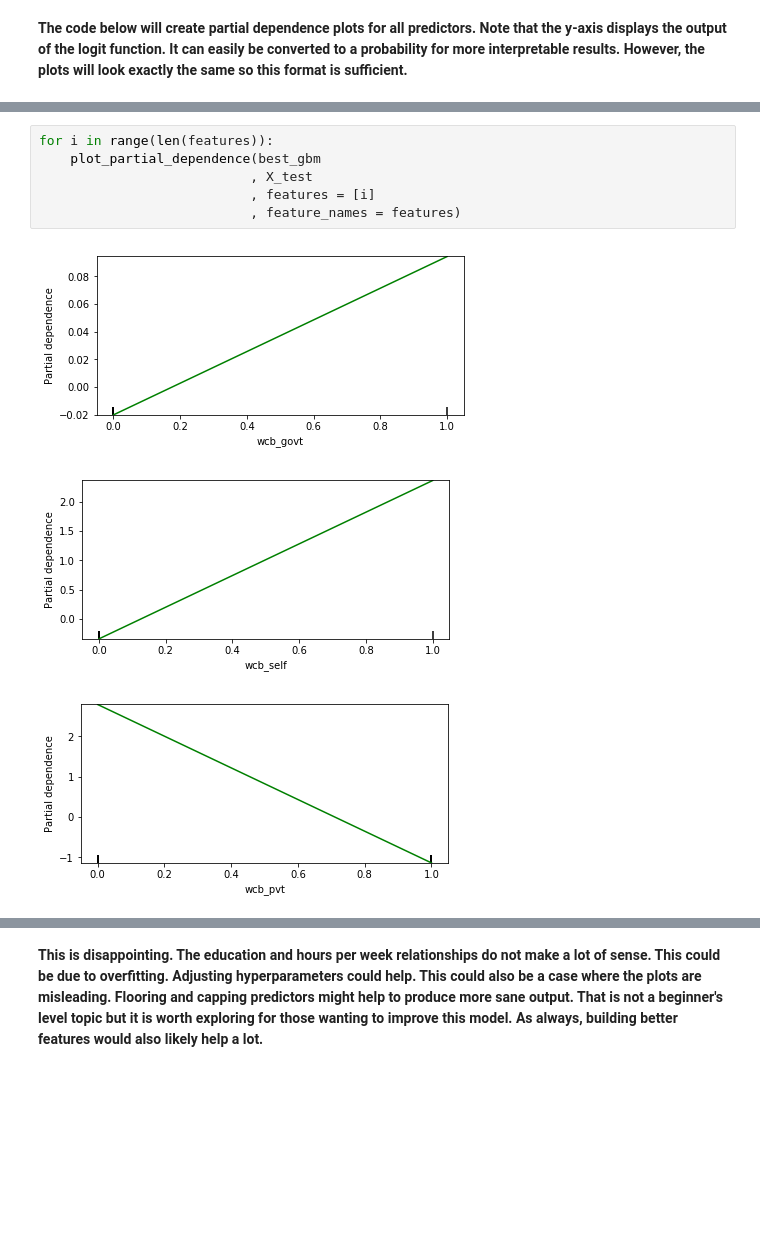
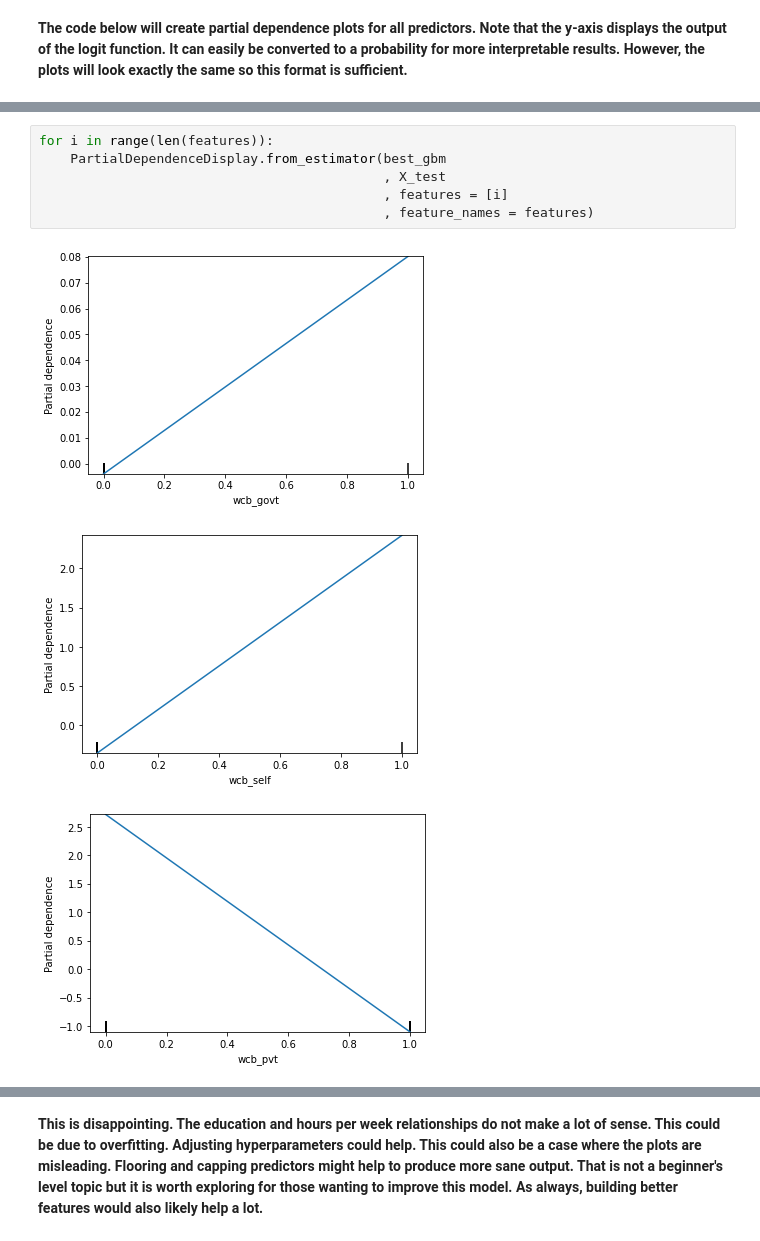
Before and after one commit to pchimenti23/gradient_boosting, a Jupyter notebook: age_model_numeric.ipynb, the cells around one changed output, grey strips where cells are left out. Drawn from its saved outputs; the diff is of its cells as text; blank space fills up the shorter version.

```diff
--- a/age_model_numeric.ipynb
+++ b/age_model_numeric.ipynb
@@ -371,10 +358,10 @@ for i in range(len(features)):
 # %%
 for i in range(len(features)):
-    plot_partial_dependence(best_gbm
-                           , X_test
-                           , features = [i]
-                           , feature_names = features)
+    PartialDependenceDisplay.from_estimator(best_gbm
+                                            , X_test
+                                            , features = [i]
+                                            , feature_names = features)
 # %% [output]
-[figure, old version]
+[figure, new version]
-[figure, old version]
+[figure, new version]
-[figure, old version]
+[figure, new version]
```
Also changed, not shown: parts of 12 cells of this notebook.
